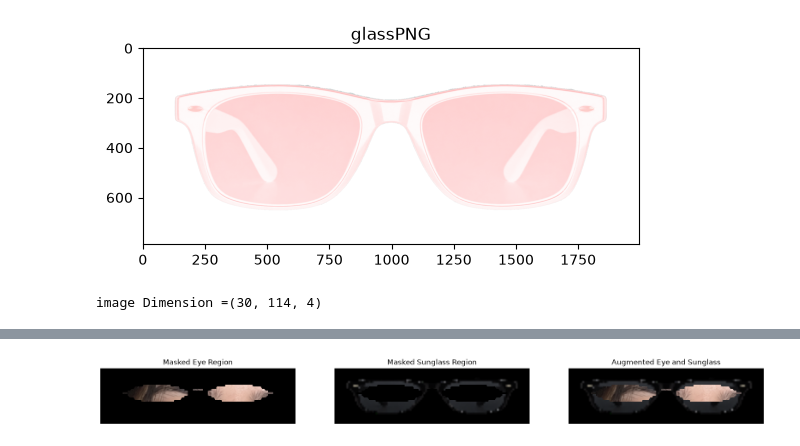
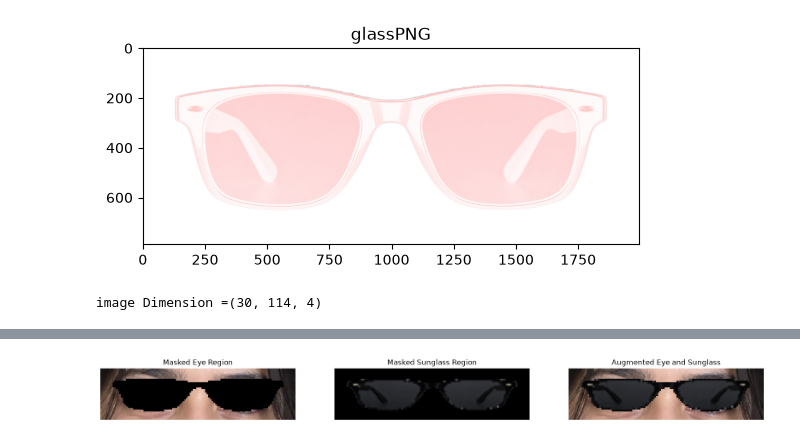
Before and after one commit to monisha-1501/Sturdy-Octo-Disco-Adding-Sunglasses-for-a-Cool-New-Look, a Jupyter notebook: main_sunglass.ipynb, the cells around one changed output, grey strips where cells are left out. Saved outputs shown, nothing was run; the diff lists cells and outputs as text; code cells hidden in the pictures.

```diff
--- a/main_sunglass.ipynb
+++ b/main_sunglass.ipynb
@@ -61,50 +61,96 @@ plt.imshow(faceWithGlassesNaive[...,::-1])
 # %%
-# Create 3-channel mask
-glassMask = cv2.merge((glassMask1, glassMask1, glassMask1))
-glassMask = (glassMask > 127).astype(np.uint8)
+# ---------------------------------------
+# CREATE THE ARITHMETIC OVERLAY
+# ---------------------------------------
 
-# Copy face image
+# Make a copy
 faceWithGlassesArithmetic = faceImage.copy()
 
-# Select girl's eye region (height=100, width=350)
-eyeROI = faceWithGlassesArithmetic[420:520, 300:650]
+# Get the eye region
+eyeROI = faceWithGlassesArithmetic[450:550, 350:730]
 
-# Resize glasses and mask to match eye region
-glassResized = cv2.resize(glassBGR, (350, 100))
-glassMask = cv2.resize(glassMask, (350, 100))
+# Resize sunglasses
+glassResized = cv2.resize(glassBGR, (380, 100))
 
-# Ensure mask has 3 channels
-if glassMask.ndim == 2:
-    glassMask = cv2.merge((glassMask, glassMask, glassMask))
+# ---------------------------------------
+# CREATE MASK FROM PNG ALPHA CHANNEL
+# ---------------------------------------
 
-# Create masked regions
-maskedEye = cv2.multiply(eyeROI, 1 - glassMask)
-maskedGlass = cv2.multiply(glassResized, glassMask)
+# Take the alpha channel from the original PNG
+glassMask = glassPNG[:, :, 3]
 
-# Combine eye and glasses
-eyeROIFinal = cv2.add(maskedEye, maskedGlass)
+# Resize mask to match sunglasses
+glassMask = cv2.resize(
+    glassMask,
+    (380, 100),
+    interpolation=cv2.INTER_NEAREST
+)
 
-# Display 3 outputs
+# Convert mask to 0 and 1
+glassMask = np.uint8(glassMask > 127)
+
+# Convert to 3 channels
+glassMask = cv2.merge(
+    (glassMask, glassMask, glassMask)
+)
+
+# ---------------------------------------
+# MASKED EYE REGION
+# ---------------------------------------
+
+maskedEye = cv2.multiply(
+    eyeROI,
+    1 - glassMask
+)
+
+# ---------------------------------------
+# MASKED SUNGLASS REGION
+# ---------------------------------------
+
+maskedGlass = cv2.multiply(
+    glassResized,
+    glassMask
+)
+
+# ---------------------------------------
+# COMBINE
+# ---------------------------------------
+
+eyeROIFinal = cv2.add(
+    maskedEye,
+    maskedGlass
+)
+
+# Put the result back into the face
+faceWithGlassesArithmetic[
+    450:550,
+    350:730
+] = eyeROIFinal
+
+# ---------------------------------------
+# DISPLAY LIKE YOUR REFERENCE
+# ---------------------------------------
+
 plt.figure(figsize=(20, 5))
 
 plt.subplot(131)
-plt.imshow(cv2.cvtColor(maskedEye, cv2.COLOR_BGR2RGB))
+plt.imshow(maskedEye[..., ::-1])
 plt.title("Masked Eye Region")
 plt.axis("off")
 
 plt.subplot(132)
-plt.imshow(cv2.cvtColor(maskedGlass, cv2.COLOR_BGR2RGB))
+plt.imshow(maskedGlass[..., ::-1])
 plt.title("Masked Sunglass Region")
 plt.axis("off")
 
 plt.subplot(133)
-plt.imshow(cv2.cvtColor(eyeROIFinal, cv2.COLOR_BGR2RGB))
+plt.imshow(eyeROIFinal[..., ::-1])
 plt.title("Augmented Eye and Sunglass")
 plt.axis("off")
 
 plt.show()
 # %% [output]
-[figure, old version]
+[figure, new version]
 # %%
 # Make a copy
 faceWithGlassesNaive = faceImage.copy()
```
Also changed, not shown: parts of 3 cells of this notebook.
